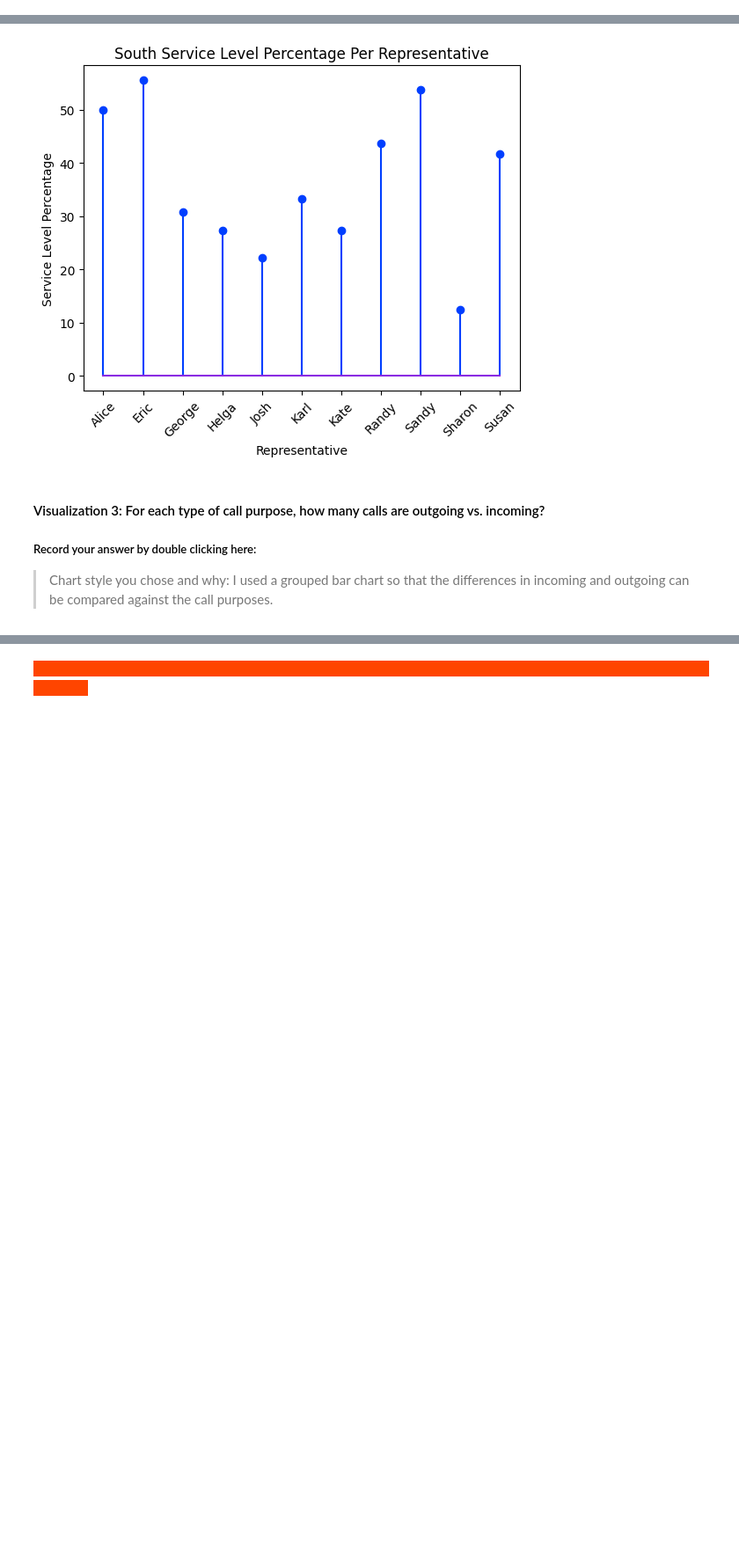
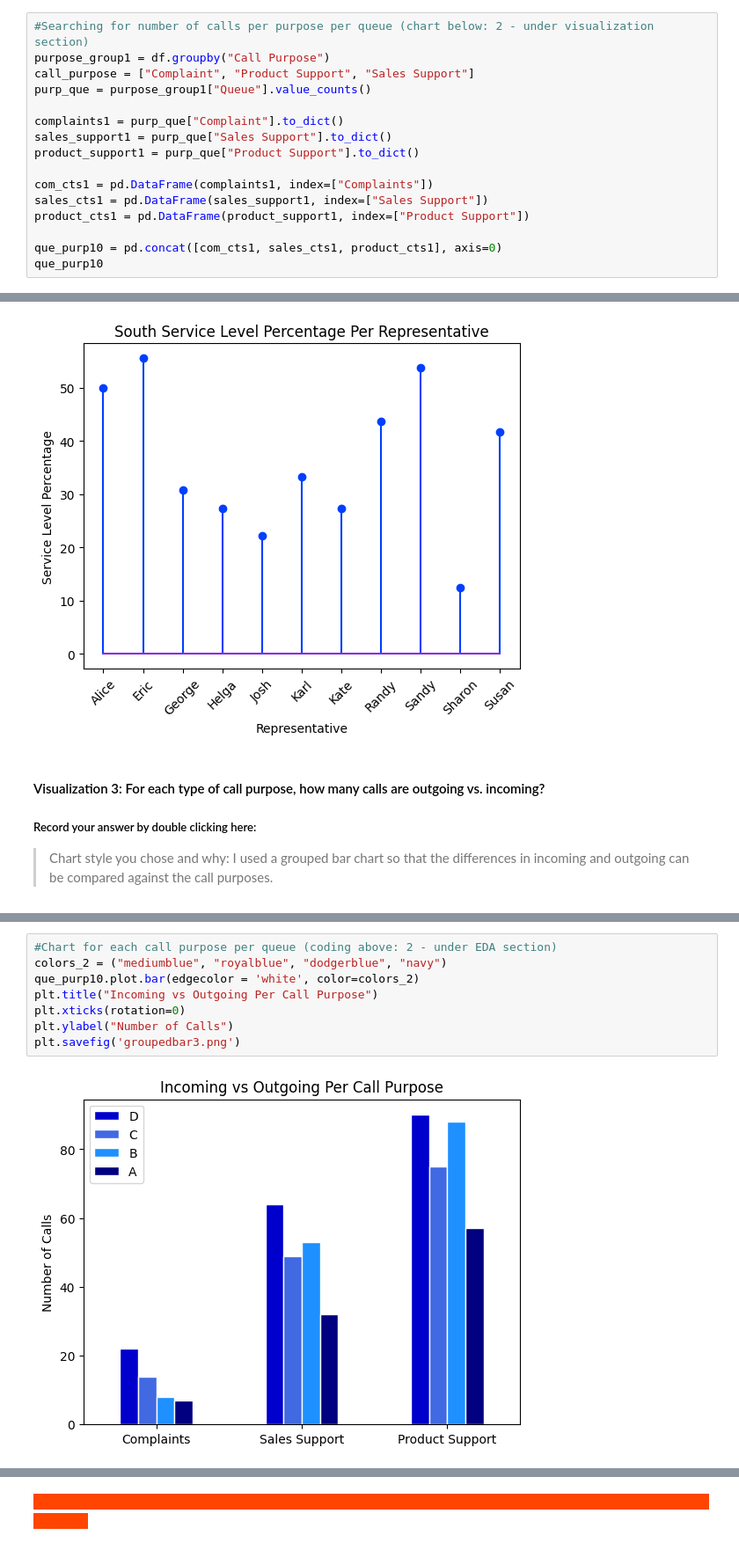
Before and after one commit to Kap19kp/Call_center_Assignment2, a Jupyter notebook: Call_Center_Cleanup.ipynb, the cells around one changed output, grey strips where cells are left out. Shown at 88% size. Saved outputs shown, nothing was run; the diff lists cells and outputs as text; blank space fills up the shorter version.

```diff
--- a/Call_Center_Cleanup.ipynb
+++ b/Call_Center_Cleanup.ipynb
@@ -253,0 +217,16 @@ Name: Branch, dtype: int64
+# %%
+#Searching for number of calls per purpose per queue (chart below: 2 - under visualization section)
+purpose_group1 = df.groupby("Call Purpose")
+call_purpose = ["Complaint", "Product Support", "Sales Support"]
+purp_que = purpose_group1["Queue"].value_counts()
+
+complaints1 = purp_que["Complaint"].to_dict()
+sales_support1 = purp_que["Sales Support"].to_dict()
+product_support1 = purp_que["Product Support"].to_dict()
+
+com_cts1 = pd.DataFrame(complaints1, index=["Complaints"])
+sales_cts1 = pd.DataFrame(sales_support1, index=["Sales Support"])
+product_cts1 = pd.DataFrame(product_support1, index=["Product Support"])
+
+que_purp10 = pd.concat([com_cts1, sales_cts1, product_cts1], axis=0)
+que_purp10
@@ -895,0 +891,10 @@ plt.savefig('groupedbar.png')
+# %%
+#Chart for each call purpose per queue (coding above: 2 - under EDA section)
+colors_2 = ("mediumblue", "royalblue", "dodgerblue", "navy")
+que_purp10.plot.bar(edgecolor = 'white', color=colors_2)
+plt.title("Incoming vs Outgoing Per Call Purpose")
+plt.xticks(rotation=0)
+plt.ylabel("Number of Calls")
+plt.savefig('groupedbar3.png')
+# %% [output]
+[figure, added]
```
Also changed, not shown: parts of 25 cells of this notebook, 4 other files.
